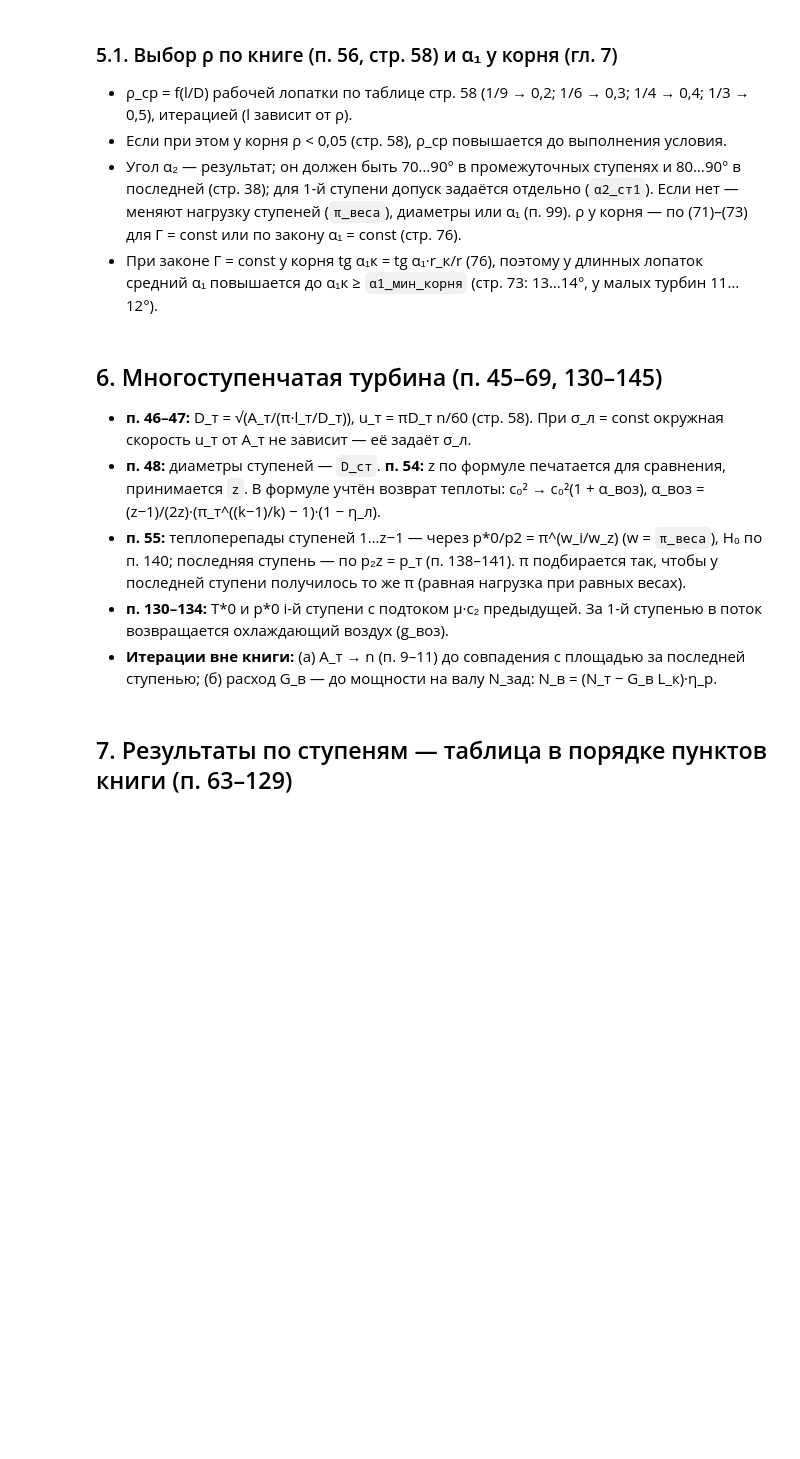
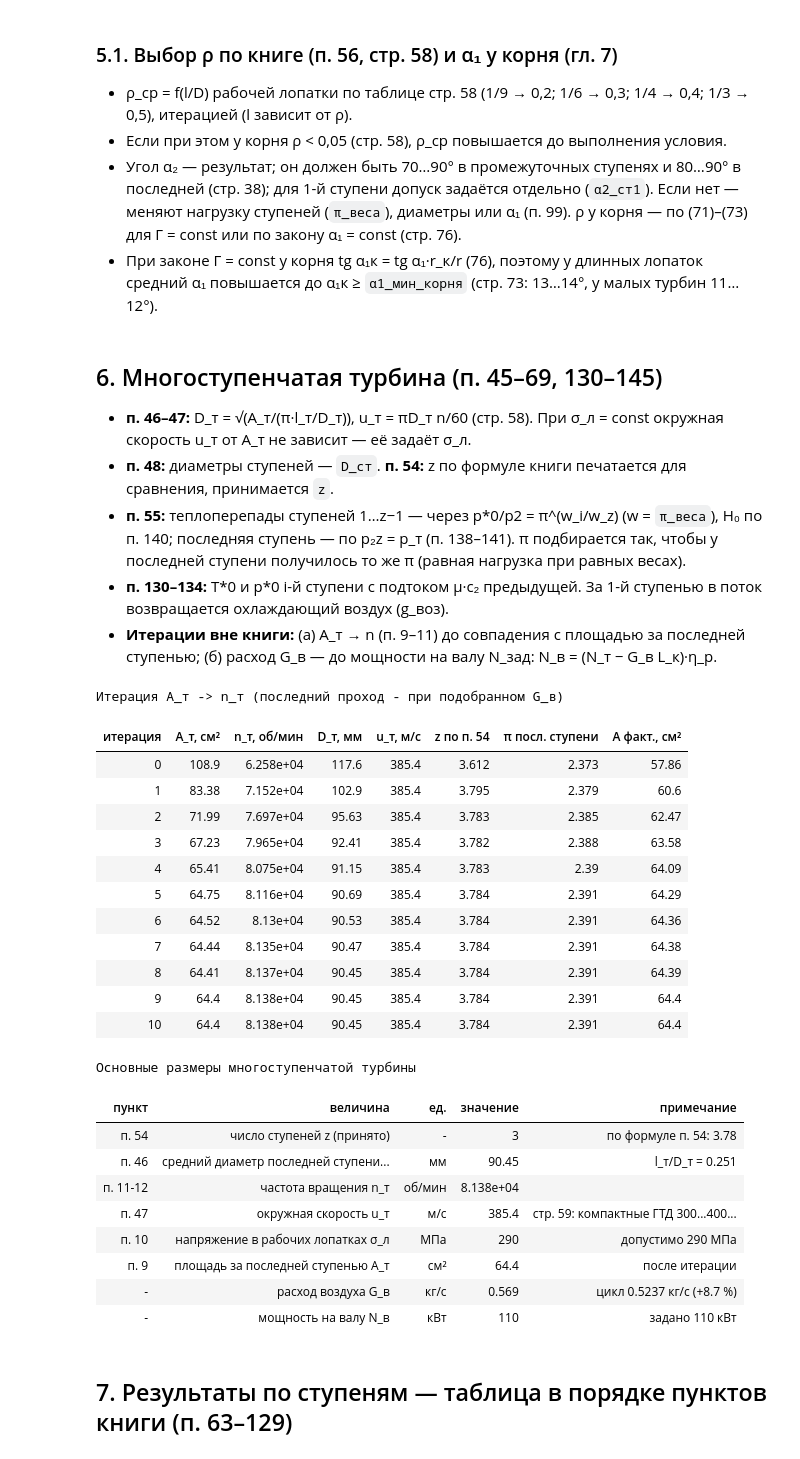
Before and after one commit to mikiway902/Turbinis-Curs, a Jupyter notebook: Turbinis-Calc/Main_Turbinis_Calc_Book.ipynb, the cells around one changed output. Saved outputs shown, nothing was run; the diff lists cells and outputs as text; code cells hidden in the pictures; blank space fills up the shorter version.

```diff
--- a/Turbinis-Calc/Main_Turbinis_Calc_Book.ipynb
+++ b/Turbinis-Calc/Main_Turbinis_Calc_Book.ipynb
@@ -381,8 +457,7 @@ def ступень_авто(T0, p0, H0, D_c, D_л, n, G_c, G_л, α1_град,
 # %% [markdown]
 ## 6. Многоступенчатая турбина (п. 45–69, 130–145)
 * **п. 46–47:** D_т = √(A_т/(π·l_т/D_т)), u_т = πD_т n/60 (стр. 58). При σ_л = const окружная скорость u_т от A_т не зависит — её задаёт σ_л.
-* **п. 48:** диаметры ступеней — `D_ст`. **п. 54:** z по формуле печатается для сравнения, принимается `z`.
-  В формуле учтён возврат теплоты: c₀² → c₀²(1 + α_воз), α_воз = (z−1)/(2z)·(π_т^((k−1)/k) − 1)·(1 − η_л).
+* **п. 48:** диаметры ступеней — `D_ст`. **п. 54:** z по формуле книги печатается для сравнения, принимается `z`.
 * **п. 55:** теплоперепады ступеней 1…z−1 — через p\*0/p2 = π^(w_i/w_z) (w = `π_веса`), H₀ по п. 140; последняя ступень — по p₂z = p_т (п. 138–141).
   π подбирается так, чтобы у последней ступени получилось то же π (равная нагрузка при равных весах).
 * **п. 130–134:** T\*0 и p\*0 i-й ступени с подтоком μ·c₂ предыдущей. За 1-й ступенью в поток возвращается охлаждающий воздух (g_воз).
@@ -436,9 +511,6 @@ def распределить_π(n, D_т, π0):
     return y_b, ст_b
 
 
-α_воз = (z - 1) / (2 * z) * (π_т ** ((k0 - 1) / k0) - 1) * (1 - η_л_ожид)  # коэффициент возврата теплоты многоступенчатой турбины
-
-
 def решить(π0):
     # итерация (а): A_т -> n_т (п. 9-11) -> ступени -> фактическая A_т
     A_т, c2_ср, итерации = A_т0, c_та, []
@@ -449,7 +521,7 @@ def решить(π0):
         u_1 = math.pi * D_ст[0] * D_т * n_т / 60  # п. 49
         u_ср = 0.5 * (u_т + u_1)  # п. 50
         μc = μ * c2_ср  # п. 52-53
-        z_расч = (c0_т**2 * (1 + α_воз) / μc**2 - 1) / (u_ср**2 / (μc**2 * y0**2) - 1)  # п. 54 с возвратом теплоты
+        z_расч = (c0_т**2 / μc**2 - 1) / (u_ср**2 / (μc**2 * y0**2) - 1)  # п. 54
         π0, ст = распределить_π(n_т, D_т, π0)
         A_факт = math.pi * ст[-1]["D_л"] * ст[-1]["l_л"]
         c2_ср = float(np.mean([s["c2"] for s in ст]))
@@ -472,34 +544,57 @@ def N_на_валу(G, π0):
 
 G_в_цикл = G_в
 π0 = π_т ** (1 / z)  # первое приближение: равные π
 G_a, G_b = G_в_цикл, 1.05 * G_в_цикл
 N_a, _r = N_на_валу(G_a, π0)
 for _ in range(20):  # метод секущих: N_в почти линейна по G
     N_b, _r = N_на_валу(G_b, _r["π0"])
     if abs(N_b - N_зад) < 1e-5 * N_зад:
         break
     G_a, G_b, N_a = G_b, G_b + (N_зад - N_b) * (G_b - G_a) / (N_b - N_a), N_b
 
 A_т, A_факт, n_т, D_т, u_т, z_расч, ступени = (_r[k] for k in ("A_т", "A_факт", "n_т", "D_т", "u_т", "z_расч", "ступени"))
 σ_л_факт = k_n * n_т**2 * A_факт
 
 табл_итер = pd.DataFrame(_r["итерации"], columns=["итерация", "A_т, см²", "n_т, об/мин", "D_т, мм", "u_т, м/с", "z по п. 54", "π посл. ступени", "A факт., см²"])
 табл_мн = pd.DataFrame(
     [
         ("п. 54", "число ступеней z (принято)", "-", z, f"по формуле п. 54: {z_расч:.2f}"),
-        ("п. 54", "коэффициент возврата теплоты α_воз", "-", α_воз, "(z-1)/(2z)·(π_т^((k-1)/k) - 1)·(1 - η_л)"),
         ("п. 46", "средний диаметр последней ступени D_т", "мм", D_т * 1e3, f"l_т/D_т = {l_т_D_т:.3f}"),
         ("п. 11-12", "частота вращения n_т", "об/мин", n_т, ""),
         ("п. 47", "окружная скорость u_т", "м/с", u_т, "стр. 59: компактные ГТД 300...400 м/с"),
         ("п. 10", "напряжение в рабочих лопатках σ_л", "МПа", σ_л_факт, f"допустимо {σ_л:.0f} МПа"),
         ("п. 9", "площадь за последней ступенью A_т", "см²", A_факт * 1e4, "после итерации"),
         ("-", "расход воздуха G_в", "кг/с", G_в, f"цикл {G_в_цикл:.4f} кг/с ({(G_в / G_в_цикл - 1) * 100:+.1f} %)"),
         ("-", "мощность на валу N_в", "кВт", N_b / 1e3, f"задано {N_зад / 1e3:.0f} кВт"),
     ],
     columns=["пункт", "величина", "ед.", "значение", "примечание"],
 )
 display(табл_итер.style.format({c: "{:.4g}" for c in табл_итер.columns if c != "итерация"}).hide(axis="index").set_caption("Итерация A_т -> n_т (последний проход - при подобранном G_в)"))
 табл_мн.style.format({"значение": "{:.4g}"}).hide(axis="index").set_caption("Основные размеры многоступенчатой турбины")
+# %% [output]
+Итерация A_т -> n_т (последний проход - при подобранном G_в)
+| итерация | A_т, см² | n_т, об/мин | D_т, мм | u_т, м/с | z по п. 54 | π посл. ступени | A факт., см² |
+| 0 | 108.9 | 6.258e+04 | 117.6 | 385.4 | 3.612 | 2.373 | 57.86 |
+| 1 | 83.38 | 7.152e+04 | 102.9 | 385.4 | 3.795 | 2.379 | 60.6 |
+| 2 | 71.99 | 7.697e+04 | 95.63 | 385.4 | 3.783 | 2.385 | 62.47 |
+| 3 | 67.23 | 7.965e+04 | 92.41 | 385.4 | 3.782 | 2.388 | 63.58 |
+| 4 | 65.41 | 8.075e+04 | 91.15 | 385.4 | 3.783 | 2.39 | 64.09 |
+| 5 | 64.75 | 8.116e+04 | 90.69 | 385.4 | 3.784 | 2.391 | 64.29 |
+| 6 | 64.52 | 8.13e+04 | 90.53 | 385.4 | 3.784 | 2.391 | 64.36 |
+| 7 | 64.44 | 8.135e+04 | 90.47 | 385.4 | 3.784 | 2.391 | 64.38 |
+| 8 | 64.41 | 8.137e+04 | 90.45 | 385.4 | 3.784 | 2.391 | 64.39 |
+| 9 | 64.4 | 8.138e+04 | 90.45 | 385.4 | 3.784 | 2.391 | 64.4 |
+| 10 | 64.4 | 8.138e+04 | 90.45 | 385.4 | 3.784 | 2.391 | 64.4 |
+Основные размеры многоступенчатой турбины
+| пункт | величина | ед. | значение | примечание |
+| п. 54 | число ступеней z (принято) | - | 3 | по формуле п. 54: 3.78 |
+| п. 46 | средний диаметр последней ступени... | мм | 90.45 | l_т/D_т = 0.251 |
+| п. 11-12 | частота вращения n_т | об/мин | 8.138e+04 |  |
+| п. 47 | окружная скорость u_т | м/с | 385.4 | стр. 59: компактные ГТД 300...400... |
+| п. 10 | напряжение в рабочих лопатках σ_л | МПа | 290 | допустимо 290 МПа |
+| п. 9 | площадь за последней ступенью A_т | см² | 64.4 | после итерации |
+| - | расход воздуха G_в | кг/с | 0.569 | цикл 0.5237 кг/с (+8.7 %) |
+| - | мощность на валу N_в | кВт | 110 | задано 110 кВт |
 # %% [markdown]
 ## 7. Результаты по ступеням — таблица в порядке пунктов книги (п. 63–129)
 # %%
```
Also changed, not shown: parts of 14 cells of this notebook, 7 other files.
